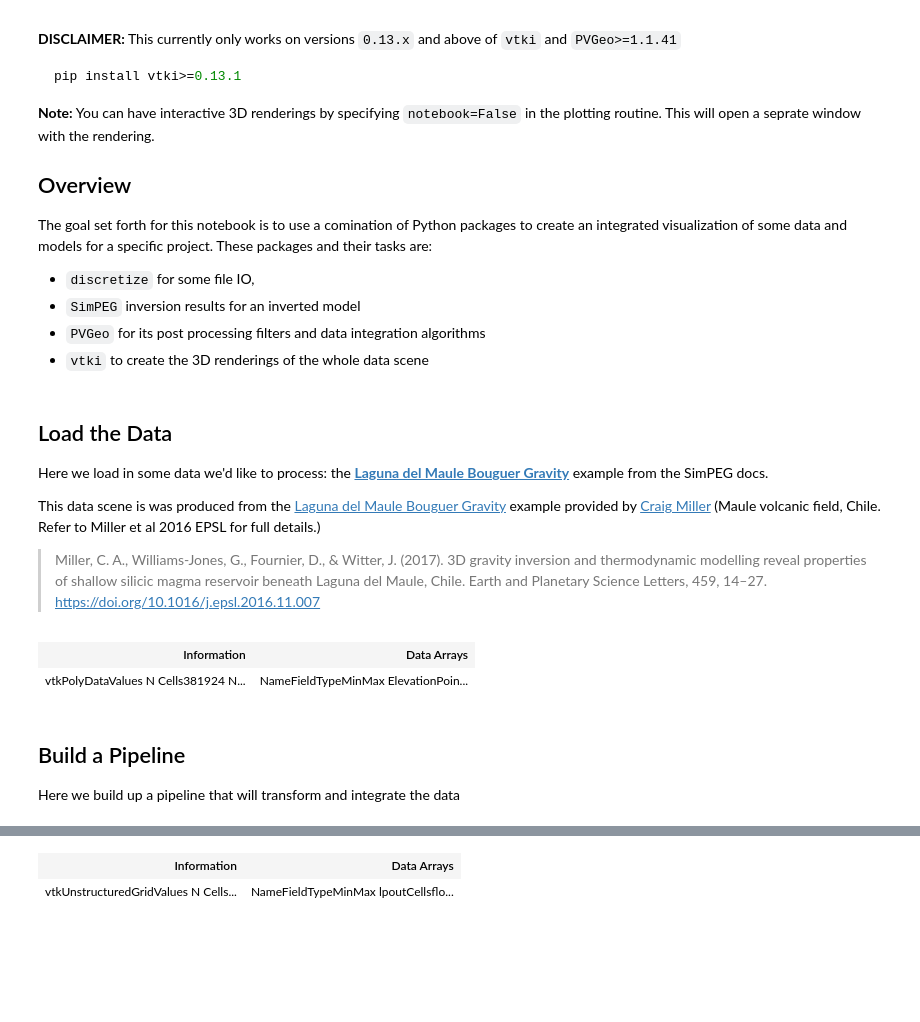
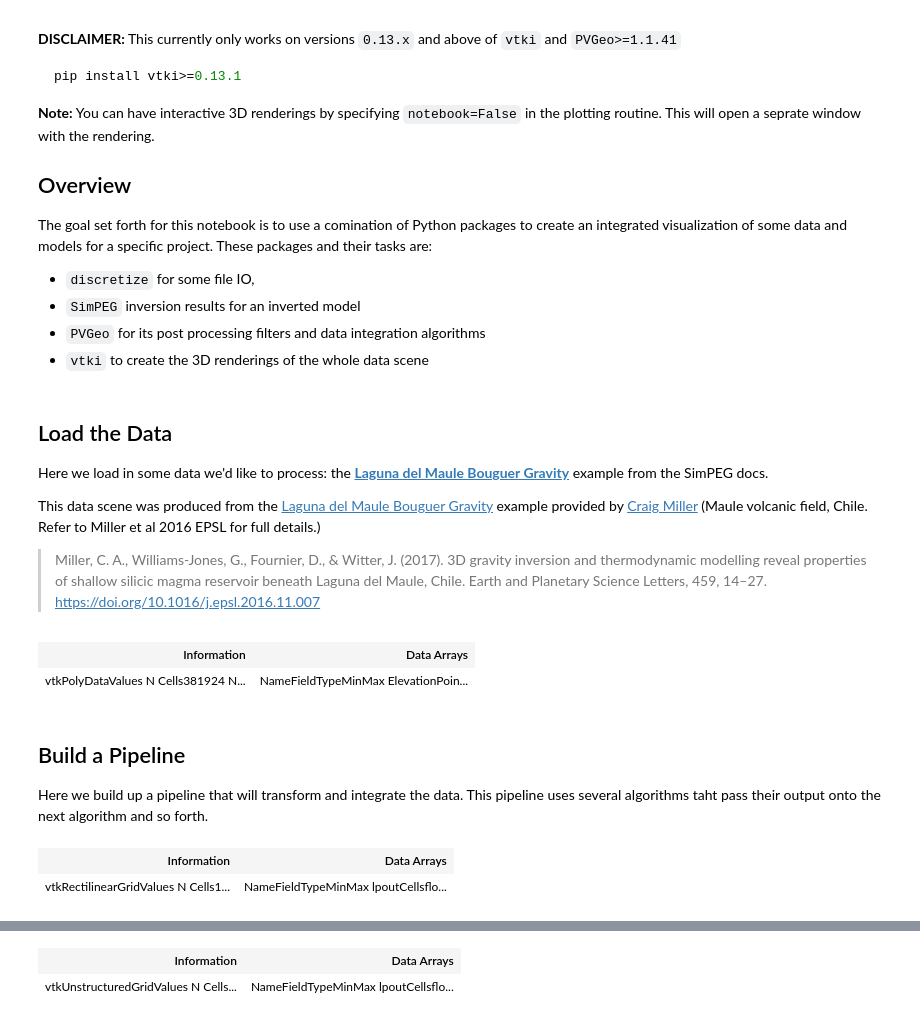
Before and after one commit to OpenGeoVis/PVGeo-Examples, a Jupyter notebook: 3.0 - Using the vtkInterface Package.ipynb, the cells around one changed output, grey strips where cells are left out. Drawn from its saved outputs; the diff is of its cells as text; code cells hidden in the pictures; blank space fills up the shorter version.

```diff
--- a/3.0 - Using the vtkInterface Package.ipynb
+++ b/3.0 - Using the vtkInterface Package.ipynb
@@ -39,7 +39,7 @@ vtki.set_plot_theme('paraview')
 
 Here we load in some data we'd like to process: the [**Laguna del Maule Bouguer Gravity**](http://docs.simpeg.xyz/content/examples/04-grav/plot_laguna_del_maule_inversion.html#sphx-glr-content-examples-04-grav-plot-laguna-del-maule-inversion-py) example from the SimPEG docs.
 
-This data scene is was produced from the [Laguna del Maule Bouguer Gravity](http://docs.simpeg.xyz/content/examples/04-grav/plot_laguna_del_maule_inversion.html#sphx-glr-content-examples-04-grav-plot-laguna-del-maule-inversion-py) example provided by [Craig Miller](https://github.com/craigmillernz) (Maule volcanic field, Chile. Refer to Miller et al 2016 EPSL for full details.)
+This data scene was produced from the [Laguna del Maule Bouguer Gravity](http://docs.simpeg.xyz/content/examples/04-grav/plot_laguna_del_maule_inversion.html#sphx-glr-content-examples-04-grav-plot-laguna-del-maule-inversion-py) example provided by [Craig Miller](https://github.com/craigmillernz) (Maule volcanic field, Chile. Refer to Miller et al 2016 EPSL for full details.)
 
 > Miller, C. A., Williams-Jones, G., Fournier, D., & Witter, J. (2017). 3D gravity inversion and thermodynamic modelling reveal properties of shallow silicic magma reservoir beneath Laguna del Maule, Chile. Earth and Planetary Science Letters, 459, 14–27. https://doi.org/10.1016/j.epsl.2016.11.007
 # %%
@@ -57,7 +57,12 @@ topo
 # %% [markdown]
 ## Build a Pipeline
 
-Here we build up a pipeline that will transform and integrate the data
+Here we build up a pipeline that will transform and integrate the data. This pipeline uses several algorithms taht pass their output onto the next algorithm and so forth.
 # %%
+# This adds an active cell array to describe how the topo surface splits the dataset
 extractor = ExtractTopography(offset=-150, tolerance=10, op='underneath')
 extracted = extractor.Apply(mesh.toVTK(models=models), topo)
+extracted
+# %% [output]
+| Information | Data Arrays |
+| vtkRectilinearGridValues N Cells1... | NameFieldTypeMinMax lpoutCellsflo... |
```
Also changed, not shown: parts of 11 cells of this notebook.
